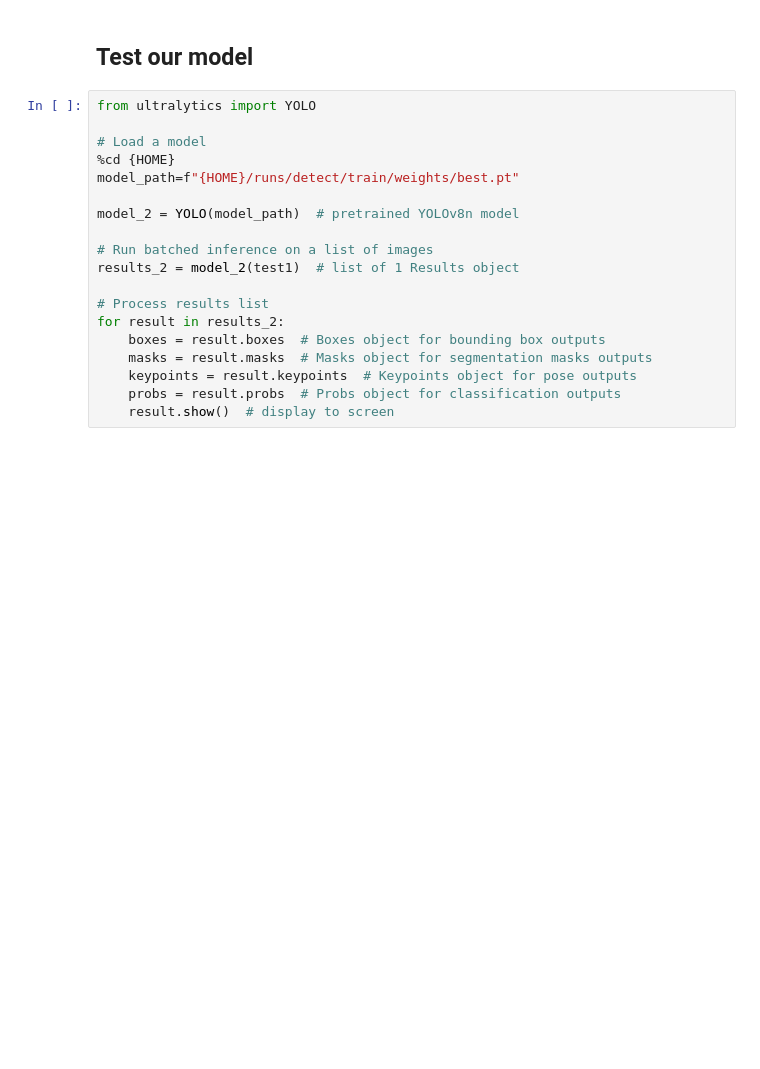
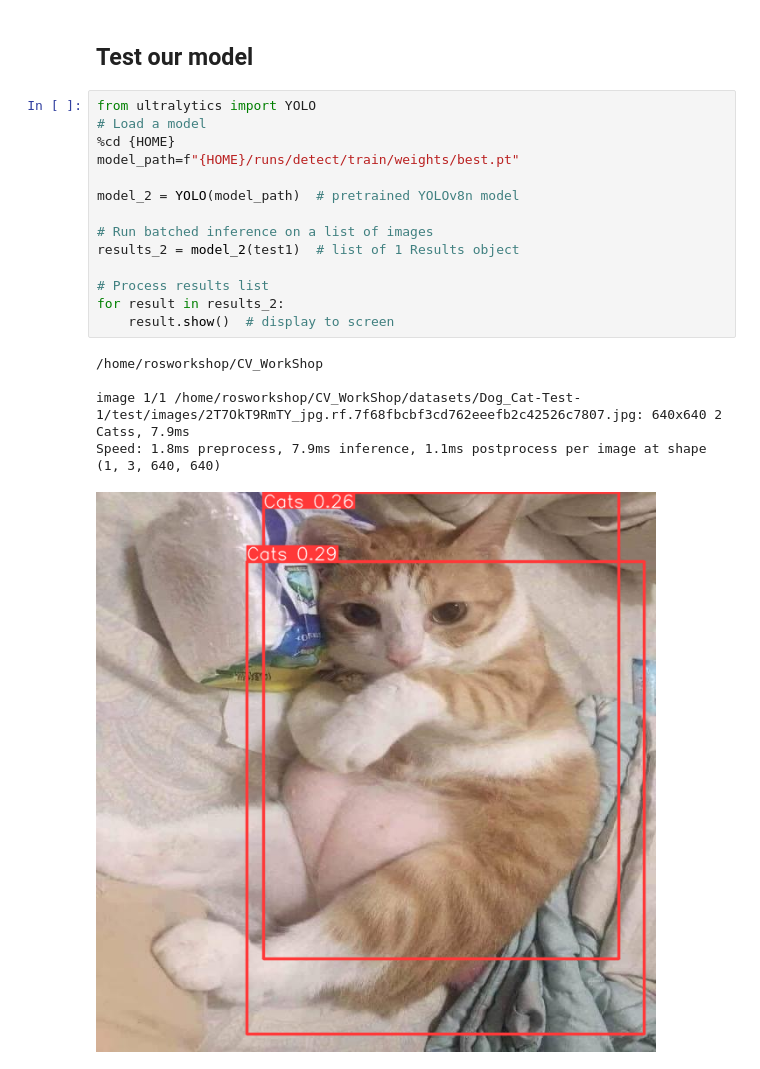
Before and after one commit to HKUGenAI/CV_WorkShop, a Jupyter notebook: yolov8.ipynb, the cells around one changed output. Cells and saved outputs as stored; diff of their text form; blank space fills up the shorter version.

```diff
--- a/yolov8.ipynb
+++ b/yolov8.ipynb
@@ -100,20 +197,21 @@ for result in results_1:
 ## Test our model
 # %%
 from ultralytics import YOLO
-
 # Load a model
 %cd {HOME}
 model_path=f"{HOME}/runs/detect/train/weights/best.pt"
 
 model_2 = YOLO(model_path)  # pretrained YOLOv8n model
 
 # Run batched inference on a list of images
 results_2 = model_2(test1)  # list of 1 Results object
 
 # Process results list
 for result in results_2:
-    boxes = result.boxes  # Boxes object for bounding box outputs
-    masks = result.masks  # Masks object for segmentation masks outputs
-    keypoints = result.keypoints  # Keypoints object for pose outputs
-    probs = result.probs  # Probs object for classification outputs
     result.show()  # display to screen
+# %% [output]
+/home/rosworkshop/CV_WorkShop
+
+image 1/1 /home/rosworkshop/CV_WorkShop/datasets/Dog_Cat-Test-1/test/images/2T7OkT9RmTY_jpg.rf.7f68fbcbf3cd762eeefb2c42526c7807.jpg: 640x640 2 Catss, 7.9ms
+Speed: 1.8ms preprocess, 7.9ms inference, 1.1ms postprocess per image at shape (1, 3, 640, 640)
+[figure, added]
```
Also changed, not shown: parts of 10 cells of this notebook.
